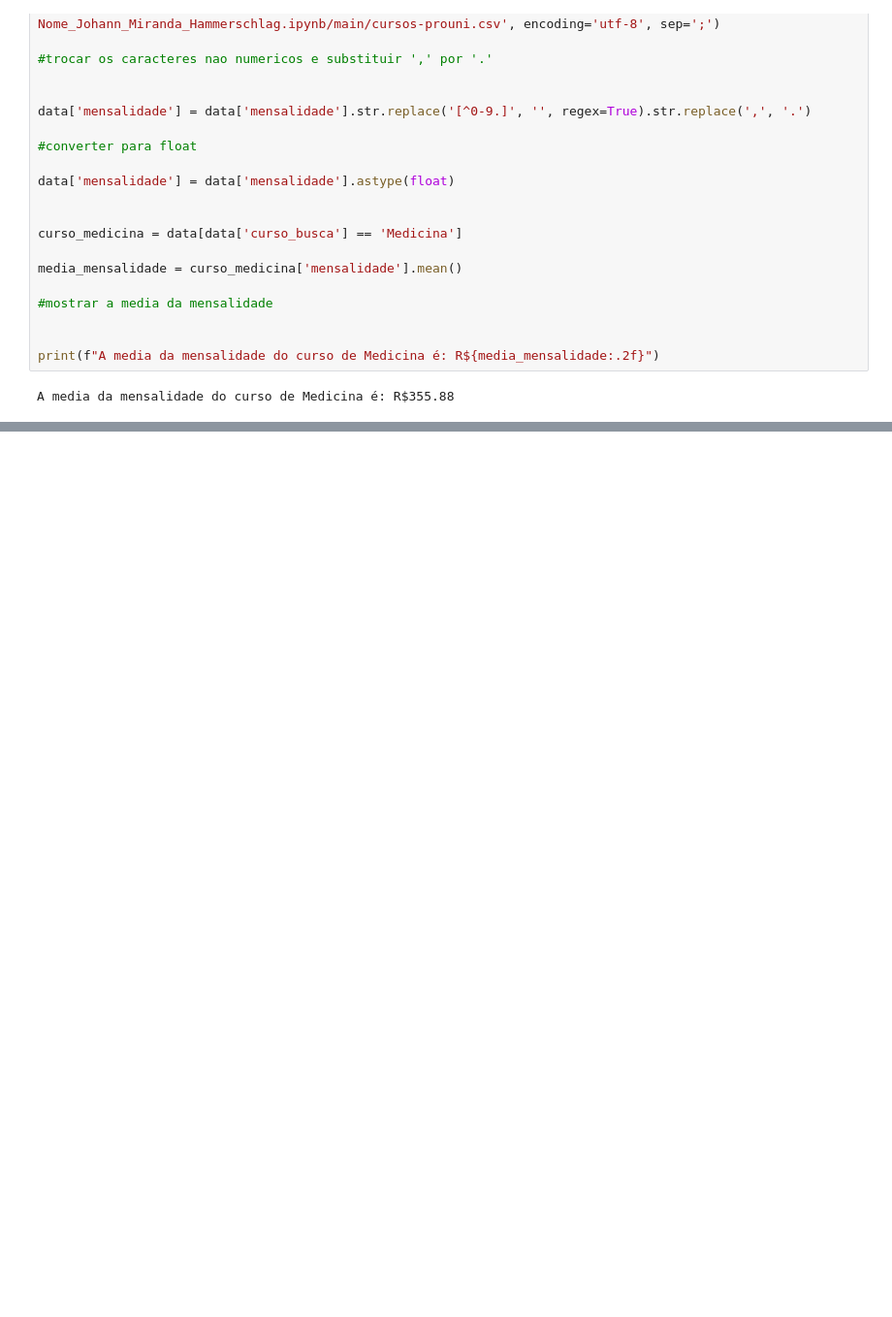
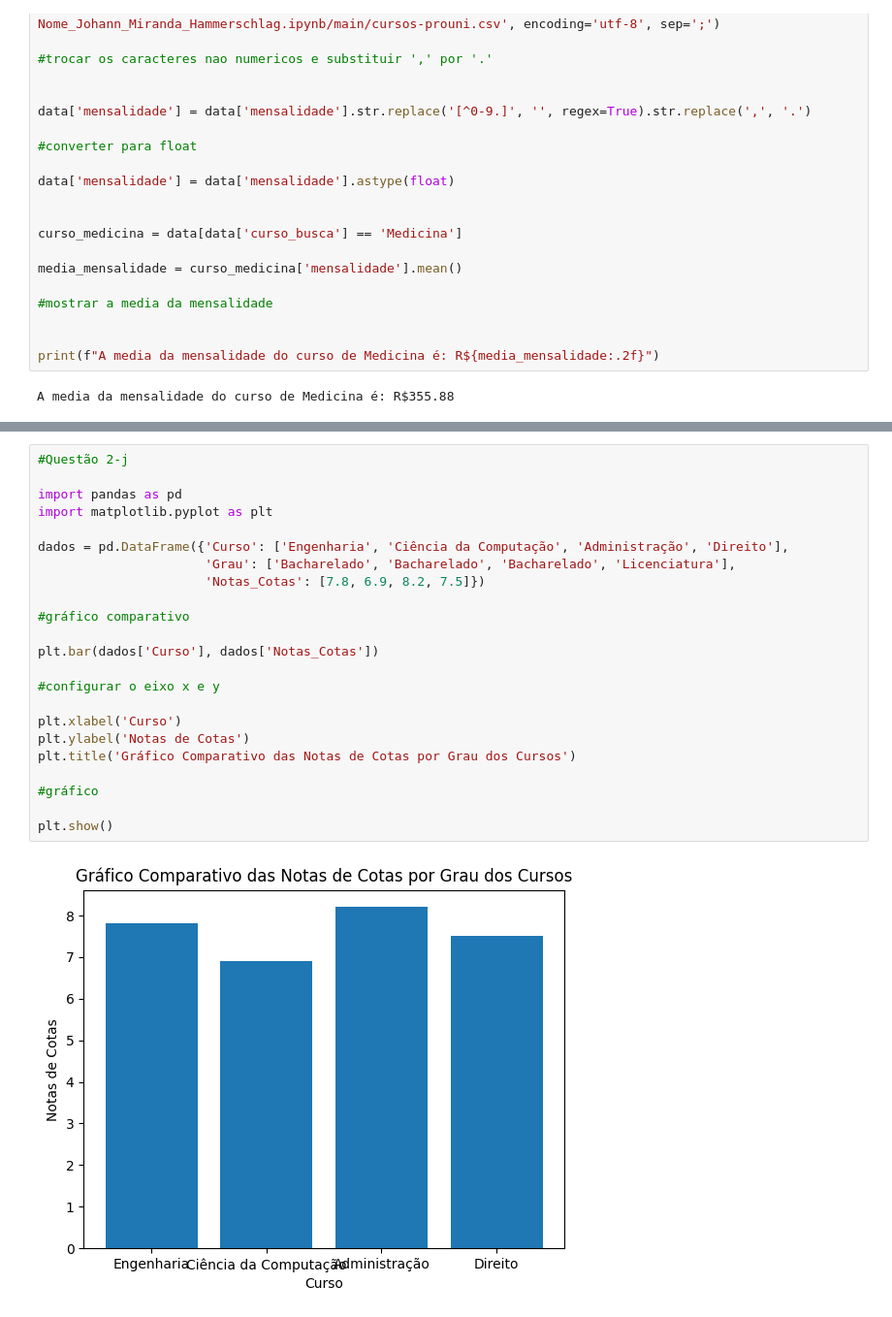
Before and after one commit to Johannhammerschlag/NF3-BIG-DATA-Nome_Johann_Miranda_Hammerschlag.ipynb, a Jupyter notebook: NF3_BIG_DATA_Nome_Johann_Miranda_Hammerschlag.ipynb, the cells around one changed output, grey strips where cells are left out. Shown: that part at 97% size. Saved outputs shown, nothing was run; the diff lists cells and outputs as text; blank space fills up the shorter version.

```diff
--- a/NF3_BIG_DATA_Nome_Johann_Miranda_Hammerschlag.ipynb
+++ b/NF3_BIG_DATA_Nome_Johann_Miranda_Hammerschlag.ipynb
@@ -519,0 +587,25 @@ max                   0.0
+# %%
+#Questão 2-j
+
+import pandas as pd
+import matplotlib.pyplot as plt
+
+dados = pd.DataFrame({'Curso': ['Engenharia', 'Ciência da Computação', 'Administração', 'Direito'],
+                      'Grau': ['Bacharelado', 'Bacharelado', 'Bacharelado', 'Licenciatura'],
+                      'Notas_Cotas': [7.8, 6.9, 8.2, 7.5]})
+
+#gráfico comparativo
+
+plt.bar(dados['Curso'], dados['Notas_Cotas'])
+
+#configurar o eixo x e y
+
+plt.xlabel('Curso')
+plt.ylabel('Notas de Cotas')
+plt.title('Gráfico Comparativo das Notas de Cotas por Grau dos Cursos')
+
+#gráfico
+
+plt.show()
+# %% [output]
+[figure, added]
```
Also changed, not shown: parts of 12 cells of this notebook.
